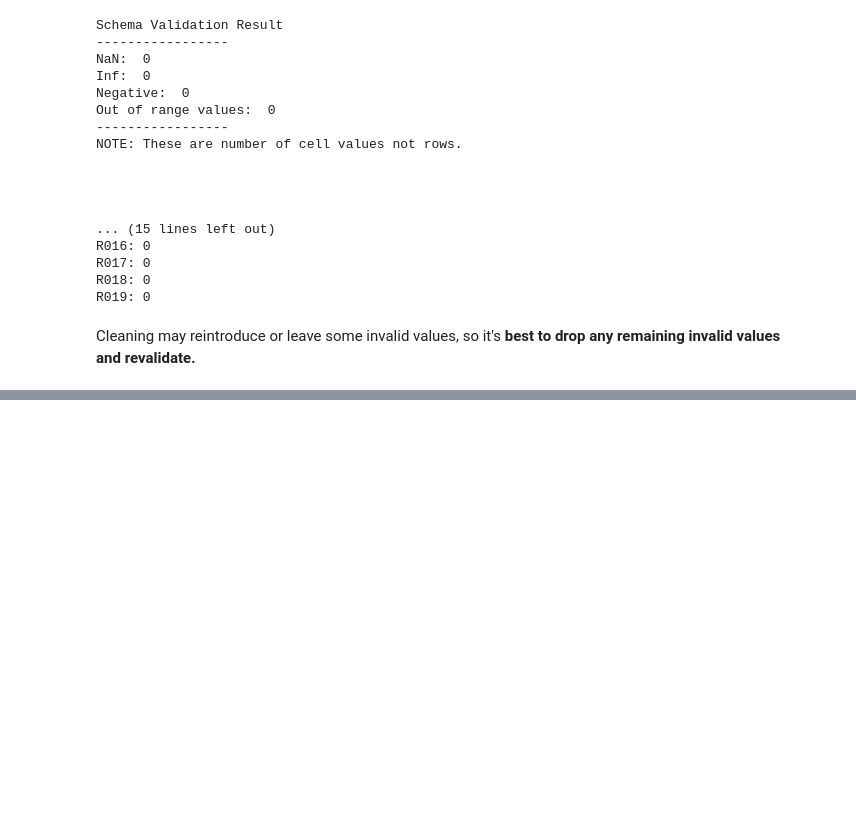
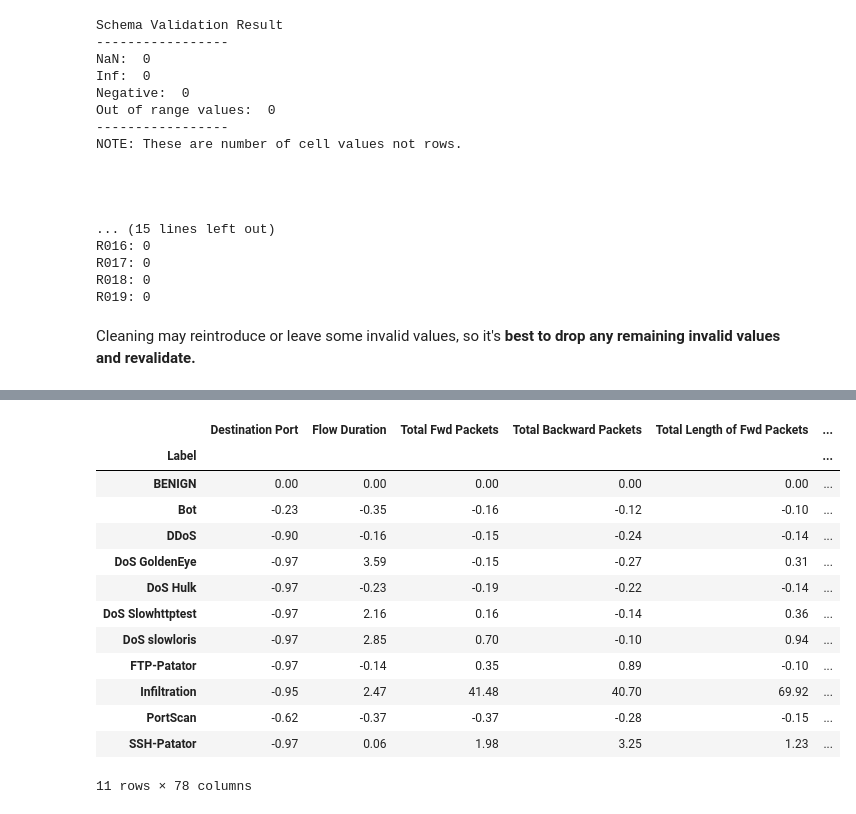
Before and after one commit to CoderHarshDew/Harsh_Dewangan_PBEL_3.0, a Jupyter notebook: notebooks/exploratory_data_analysis.ipynb, the cells around one changed output, grey strips where cells are left out. Saved outputs shown, nothing was run; the diff lists cells and outputs as text; code cells hidden in the pictures; blank space fills up the shorter version.

```diff
--- a/notebooks/exploratory_data_analysis.ipynb
+++ b/notebooks/exploratory_data_analysis.ipynb
@@ -384,0 +582,19 @@ Cleaning may reintroduce or leave some invalid values, so it's **best to drop an
+# %%
+df_z_score = df_z_score - df_z_score.loc['BENIGN']
+
+df_z_score
+# %% [output]
+|  | Destination Port | Flow Duration | Total Fwd Packets | Total Backward Packets | Total Length of Fwd Packets | ... |
+| Label |  |  |  |  |  | ... |
+| BENIGN | 0.00 | 0.00 | 0.00 | 0.00 | 0.00 | ... |
+| Bot | -0.23 | -0.35 | -0.16 | -0.12 | -0.10 | ... |
+| DDoS | -0.90 | -0.16 | -0.15 | -0.24 | -0.14 | ... |
+| DoS GoldenEye | -0.97 | 3.59 | -0.15 | -0.27 | 0.31 | ... |
+| DoS Hulk | -0.97 | -0.23 | -0.19 | -0.22 | -0.14 | ... |
+| DoS Slowhttptest | -0.97 | 2.16 | 0.16 | -0.14 | 0.36 | ... |
+| DoS slowloris | -0.97 | 2.85 | 0.70 | -0.10 | 0.94 | ... |
+| FTP-Patator | -0.97 | -0.14 | 0.35 | 0.89 | -0.10 | ... |
+| Infiltration | -0.95 | 2.47 | 41.48 | 40.70 | 69.92 | ... |
+| PortScan | -0.62 | -0.37 | -0.37 | -0.28 | -0.15 | ... |
+| SSH-Patator | -0.97 | 0.06 | 1.98 | 3.25 | 1.23 | ... |
+11 rows × 78 columns
```
Also changed, not shown: parts of 14 cells of this notebook, 2 other files.
